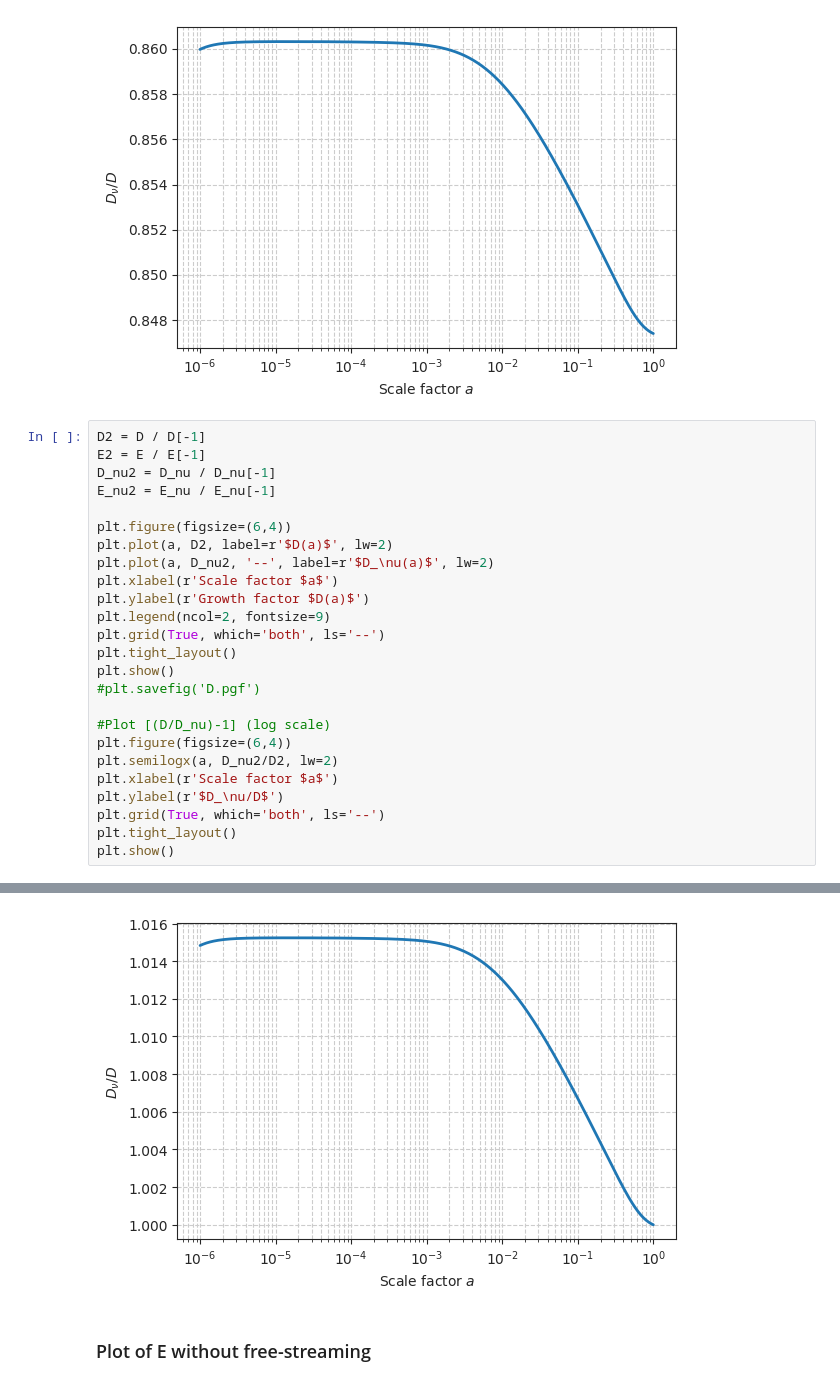
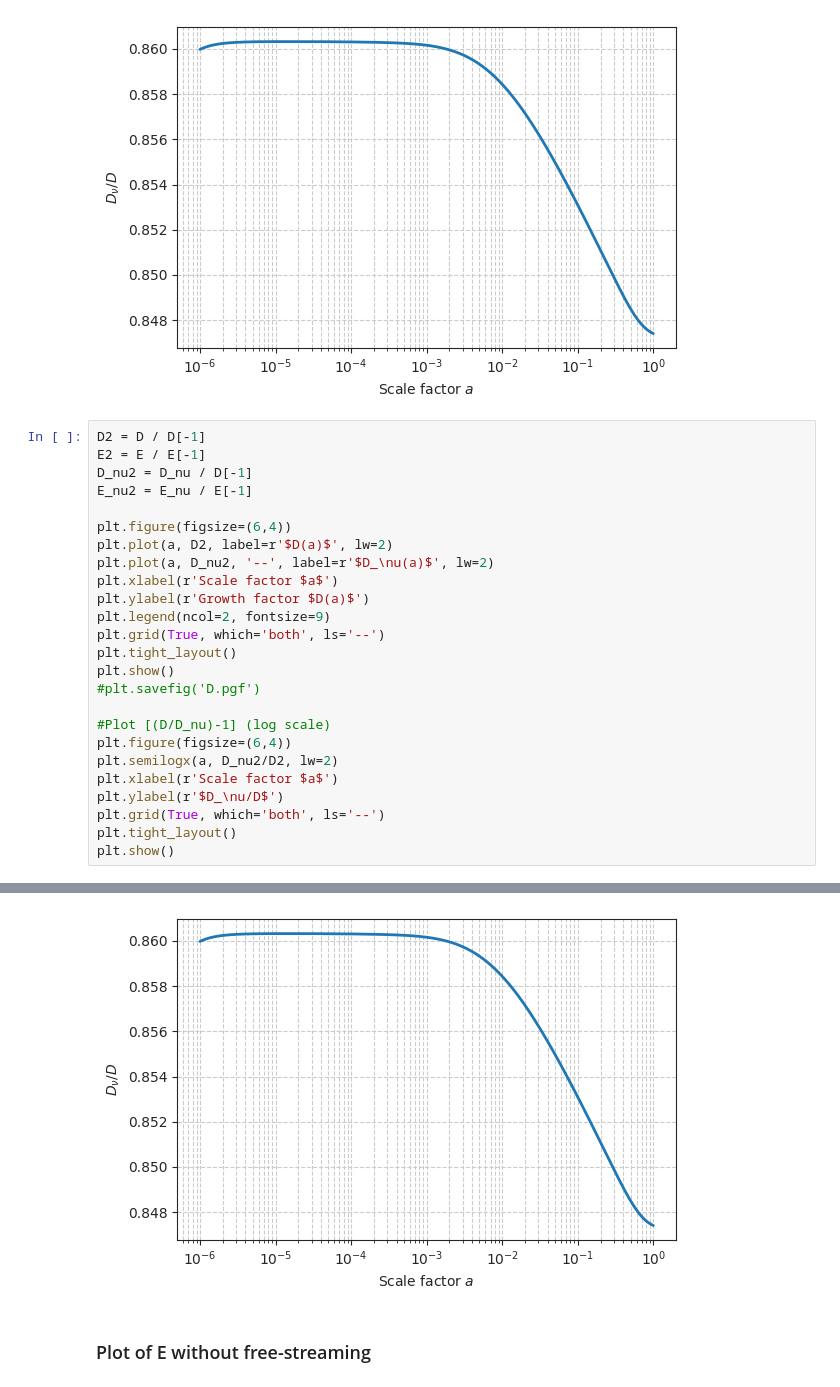
Before and after one commit to Xantyos13/DISCO-DJ, a Jupyter notebook: Neutrinos/Test_bench_neutrinos_impact_on_growth.ipynb, the cells around one changed output, grey strips where cells are left out. Drawn from its saved outputs; the diff is of its cells as text.

```diff
--- a/Neutrinos/Test_bench_neutrinos_impact_on_growth.ipynb
+++ b/Neutrinos/Test_bench_neutrinos_impact_on_growth.ipynb
@@ -671,8 +671,8 @@ plt.show()
 # %%
 D2 = D / D[-1]
 E2 = E / E[-1]
-D_nu2 = D_nu / D_nu[-1]
-E_nu2 = E_nu / E_nu[-1]
+D_nu2 = D_nu / D[-1]
+E_nu2 = E_nu / E[-1]
 
 plt.figure(figsize=(6,4))
 plt.plot(a, D2, label=r'$D(a)$', lw=2)
@@ -698,4 +698,4 @@ plt.show()
-[figure, old version]
+[figure, new version]
 # %% [markdown]
 ### Plot of E without free-streaming
 # %%
```
Also changed, not shown: parts of 6 cells of this notebook, 29 other files.
